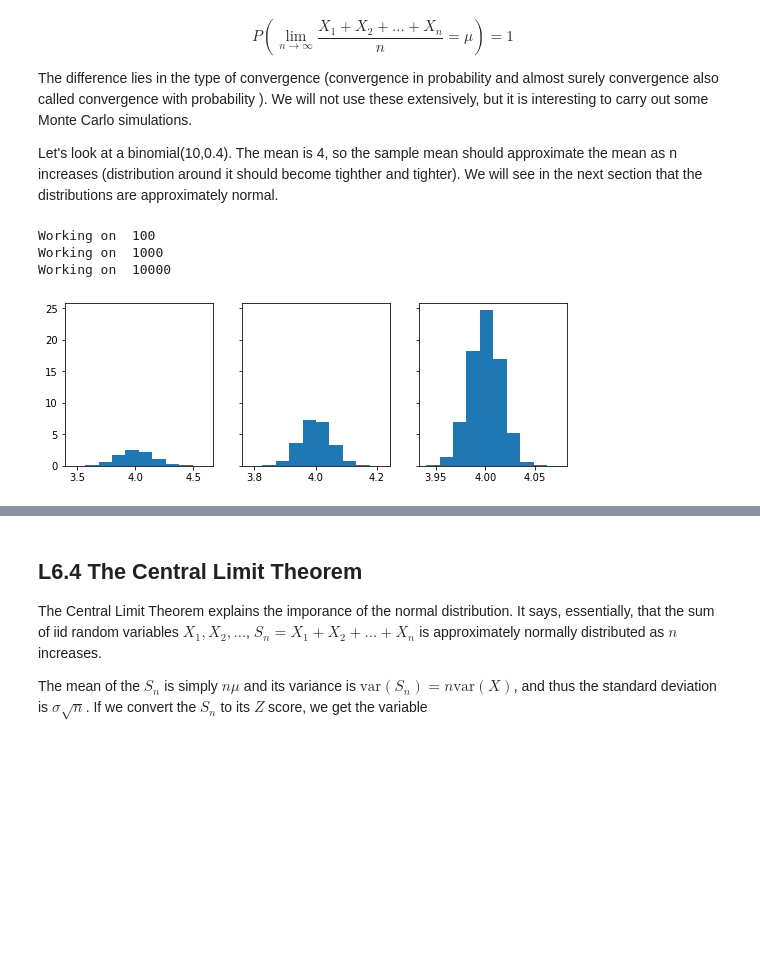
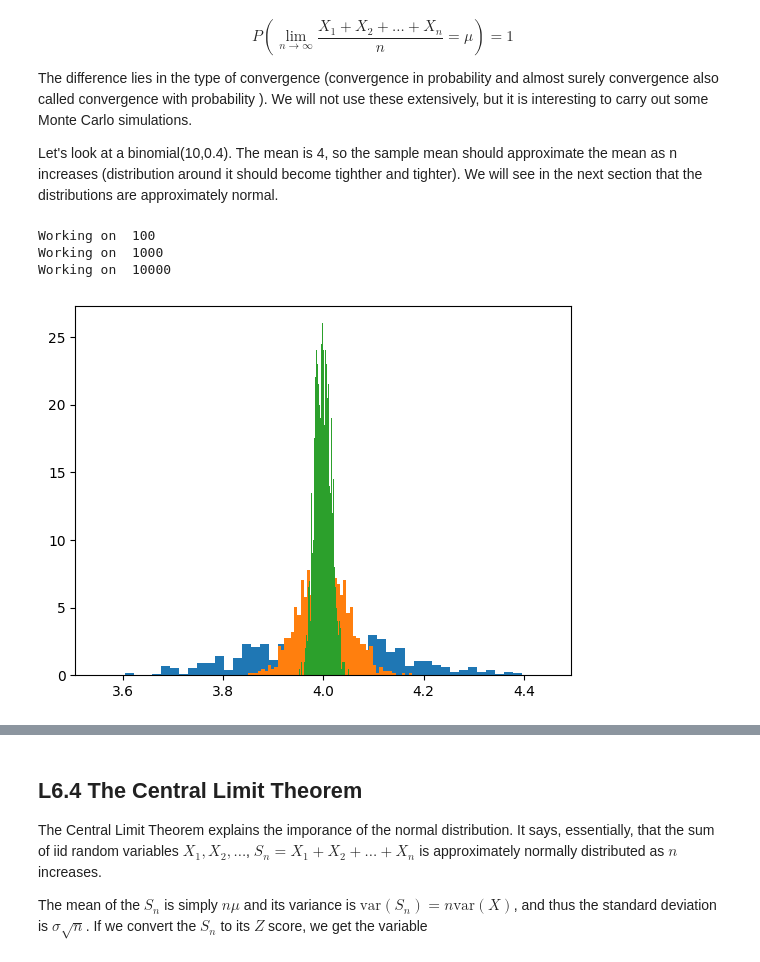
Before and after one commit to KrissiKodar/hagnyt_likindafraedi, a Jupyter notebook: AppliedProbL6.ipynb, the cells around one changed output, grey strips where cells are left out. Saved outputs shown, nothing was run; the diff lists cells and outputs as text; code cells hidden in the pictures; blank space fills up the shorter version.

```diff
--- a/AppliedProbL6.ipynb
+++ b/AppliedProbL6.ipynb
@@ -120,24 +114,26 @@ Let's look at a binomial(10,0.4). The mean is 4, so the sample mean should appro
 # %%
 #Laws of large numbers
 import numpy as np
 
-fig, axs = plt.subplots(1, 3, figsize=(9, 3), sharey=True)
+#fig, axs = plt.subplots(1, 3, figsize=(9, 3), sharey=True)
 
 n=10
 p=0.4
 
-N = 10000
+N = 1000
 M = [100,1000, 10000]
 
 for i,m in enumerate(M): #For samples means of size m
     print('Working on ',m)
     samples = []
     for j in range(N): #Generate N samples of the sample mean of size m
         s = np.random.binomial(n, p, m)
         samples.append(sum(s)/m)
-    axs[i].hist(samples,density=True)
+    #axs[i].hist(samples,density=True, bins = 50)
+    plt.hist(samples,density=True, bins = 50)
+plt.show()
 # %% [output]
 Working on  100
 Working on  1000
 Working on  10000
-[figure, old version]
+[figure, new version]
```
Also changed, not shown: parts of 4 cells of this notebook, 1 other file.
